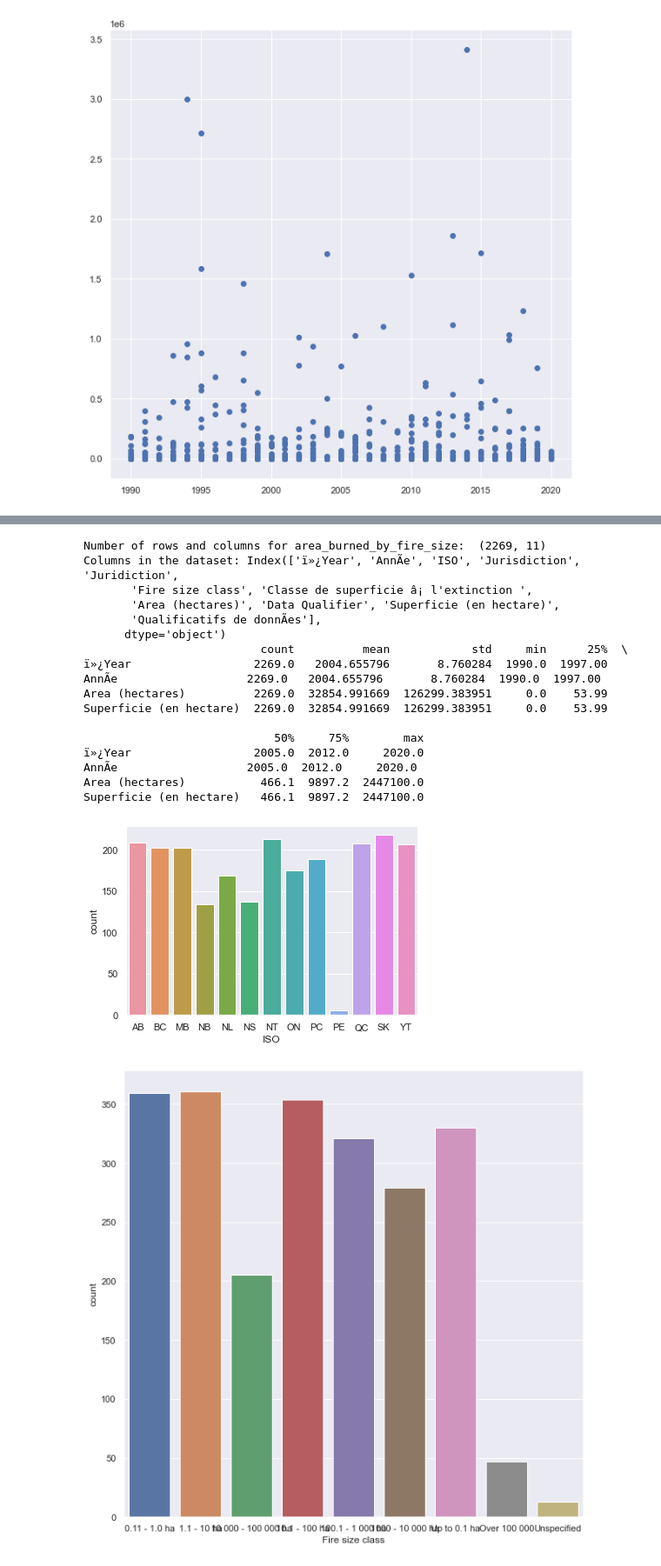
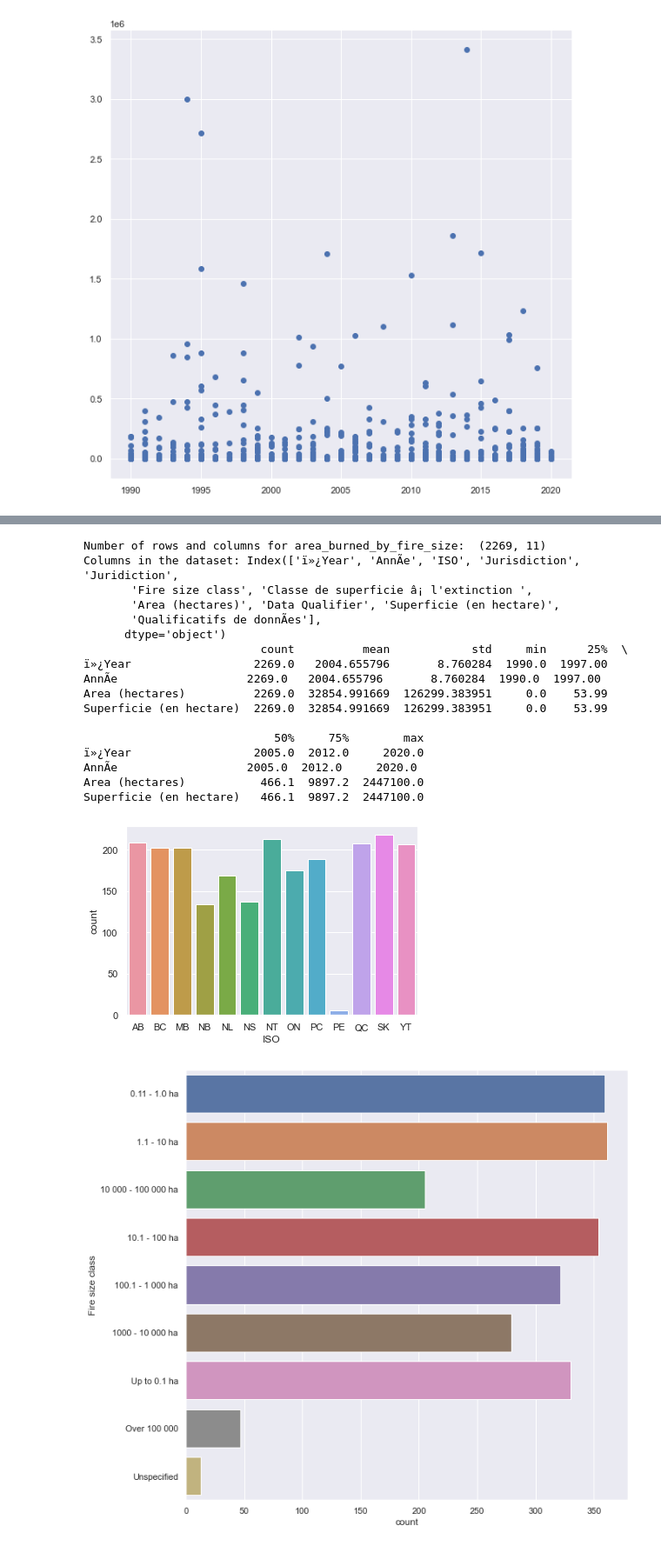
Before and after one commit to data301-2021-winter1/project-group33-project, a Jupyter notebook: notebooks/analysis2.ipynb, the cells around one changed output, grey strips where cells are left out. Shown: that part at 87% size. Cells and saved outputs as stored; diff of their text form; code cells hidden in the pictures.

```diff
--- a/notebooks/analysis2.ipynb
+++ b/notebooks/analysis2.ipynb
@@ -114,7 +129,8 @@ sns.set_theme(style="darkgrid")
 ax = sns.countplot(x='ISO',data=area_burned_by_fire_size)
 plt.show()
 plt.figure(figsize=(10,10))
-ay = sns.countplot(x='Fire size class',data=area_burned_by_fire_size)
+ay = sns.countplot(y='Fire size class',data=area_burned_by_fire_size)
+
 plt.show()
 
 plt.figure(figsize=(10,10))
@@ -139,5 +155,5 @@
 Area (hectares)           466.1  9897.2  2447100.0
 Superficie (en hectare)   466.1  9897.2  2447100.0
 [figure]
-[figure, old version]
+[figure, new version]
 [figure]
```
Also changed, not shown: parts of 40 cells of this notebook, 8 other files.
